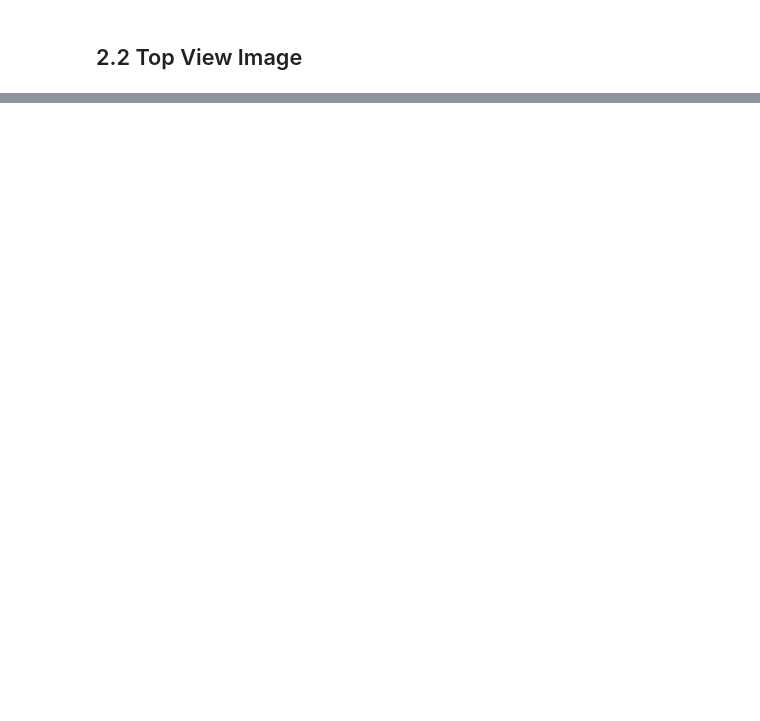
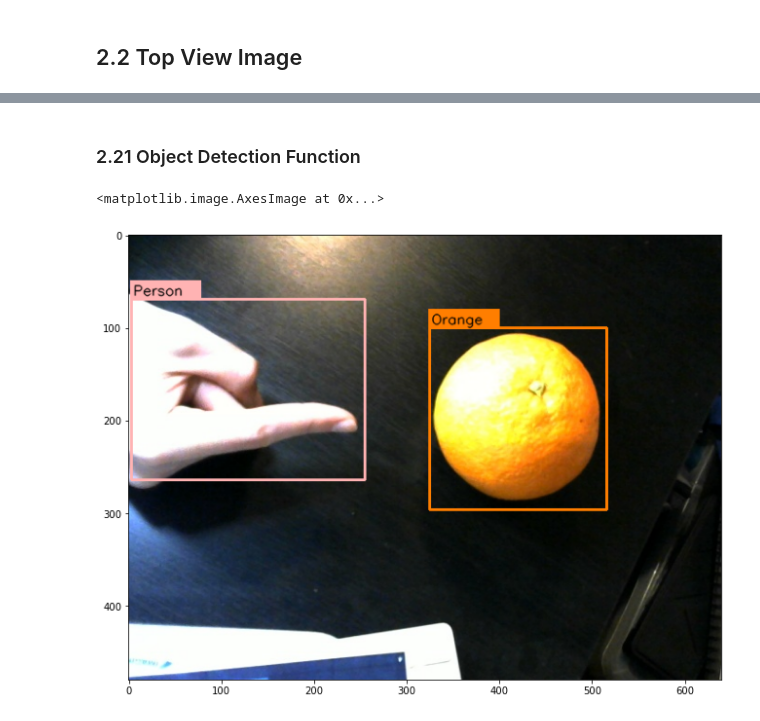
Before and after one commit to kainphoton/METR4911_MaskRCNN, a Jupyter notebook: 100.MaskR-CNN_Top-Side-View_ver6.ipynb, the cells around one changed output, grey strips where cells are left out. Saved outputs shown, nothing was run; the diff lists cells and outputs as text; code cells hidden in the pictures; blank space fills up the shorter version.

```diff
--- a/100.MaskR-CNN_Top-Side-View_ver6.ipynb
+++ b/100.MaskR-CNN_Top-Side-View_ver6.ipynb
@@ -764,0 +807,13 @@ Orange calories: 76.20755374219591
+# %% [markdown]
+### 2.21 Object Detection Function
+# %%
+# For Static Image Only
+object_detect_img_TOP, segmentation_img_TOP, box_list_TOP = object_detection_mask(img_TOP)
+cv2.waitKey(0)
+cv2.destroyAllWindows()
+
+# Object Detection Box Image
+plt.imshow(cv2.cvtColor(object_detect_img_TOP, cv2.COLOR_BGR2RGB))
+# %% [output]
+<matplotlib.image.AxesImage at 0x...>
+[figure, added]
```
Also changed, not shown: parts of 16 cells of this notebook.
